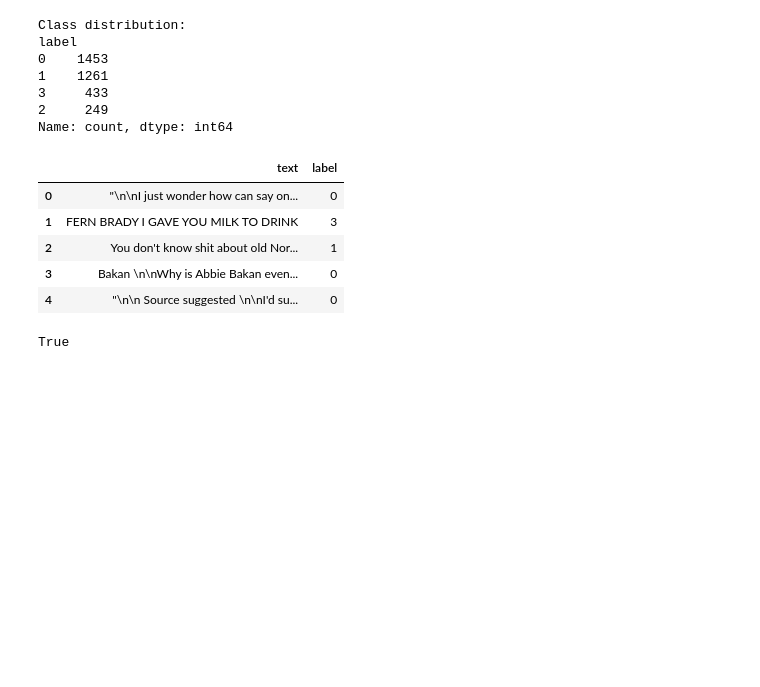
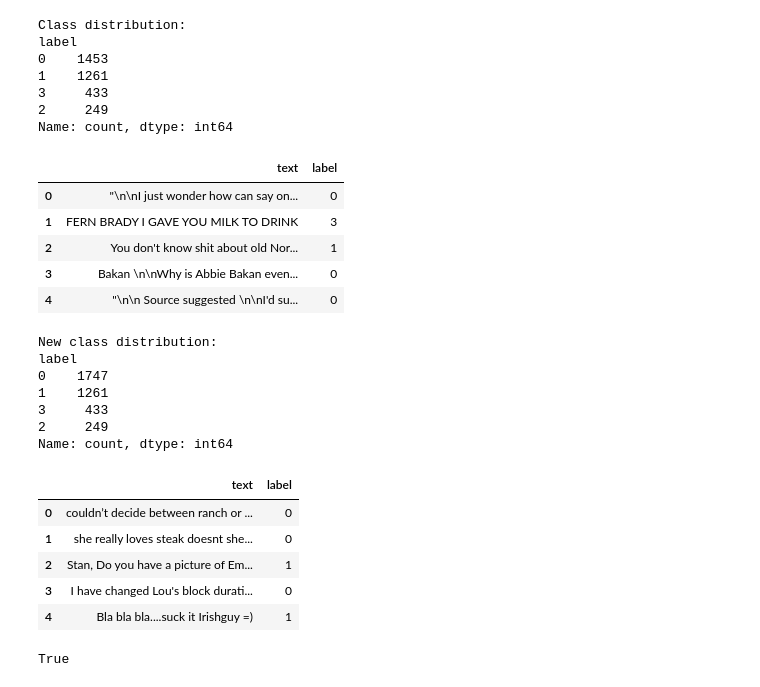
Before and after one commit to arllashka/legalrisk, a Jupyter notebook: code/code.ipynb, the cells around one changed output. Drawn from its saved outputs; the diff is of its cells as text; code cells hidden in the pictures; blank space fills up the shorter version.

```diff
--- a/code/code.ipynb
+++ b/code/code.ipynb
@@ -142,6 +150,51 @@ Name: count, dtype: int64
 | 2 | You don't know shit about old Nor... | 1 |
 | 3 | Bakan \n\nWhy is Abbie Bakan even... | 0 |
 | 4 | "\n\n Source suggested \n\nI'd su... | 0 |
+# %%
+final_df = pd.read_csv('/Users/arlankalin/Downloads/Cyberbullying-emotion-main/data/final_dataset.csv')
+
+# Load normal corporate posts
+normal1 = pd.read_csv('/Users/arlankalin/Downloads/Cyberbullying-emotion-main/normal_corporate_posts.csv')
+normal2 = pd.read_csv('/Users/arlankalin/Downloads/Cyberbullying-emotion-main/normal_corporate_posts2.csv')
+normal3 = pd.read_csv('/Users/arlankalin/Downloads/Cyberbullying-emotion-main/normal_corporate_posts3.csv')
+normal4 = pd.read_csv('/Users/arlankalin/Downloads/Cyberbullying-emotion-main/normal_corporate_posts4.csv')
+
+# Concatenate all normal posts
+normal_posts = pd.concat([normal1, normal2, normal3, normal4], ignore_index=True)
+
+# Ensure columns are consistent
+normal_posts = normal_posts[['text', 'label']]
+
+# Append to final dataset
+combined_df = pd.concat([final_df, normal_posts], ignore_index=True)
+
+# Shuffle and reset index
+combined_df = combined_df.sample(frac=1, random_state=42).reset_index(drop=True)
+
+# Save new dataset
+combined_df.to_csv('/Users/arlankalin/Downloads/Cyberbullying-emotion-main/data/final_dataset_with_normal.csv', index=False)
+
+# Show class distribution
+print("New class distribution:")
+print(combined_df['label'].value_counts())
+
+# Show a few samples
+from IPython.display import display
+display(combined_df.head())
+# %% [output]
+New class distribution:
+label
+0    1747
+1    1261
+3     433
+2     249
+Name: count, dtype: int64
+|  | text | label |
+| 0 | couldn’t decide between ranch or ... | 0 |
+| 1 | she really loves steak doesnt she... | 0 |
+| 2 | Stan, Do you have a picture of Em... | 1 |
+| 3 | I have changed Lou's block durati... | 0 |
+| 4 | Bla bla bla....suck it Irishguy =) | 1 |
 # %%
 import os, collections, re, json, itertools
 import pandas as pd
```
Also changed, not shown: parts of 3 cells of this notebook.
